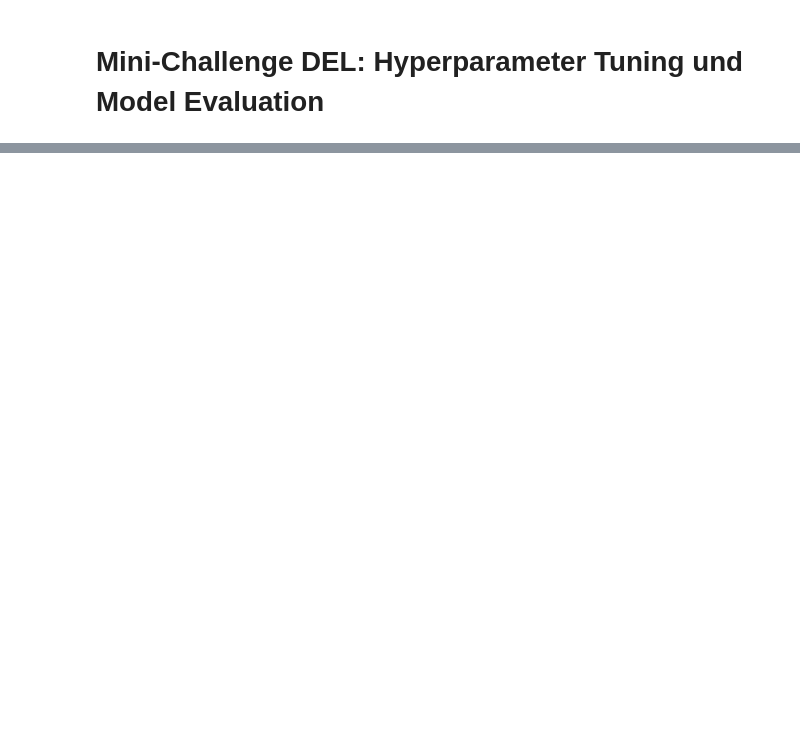
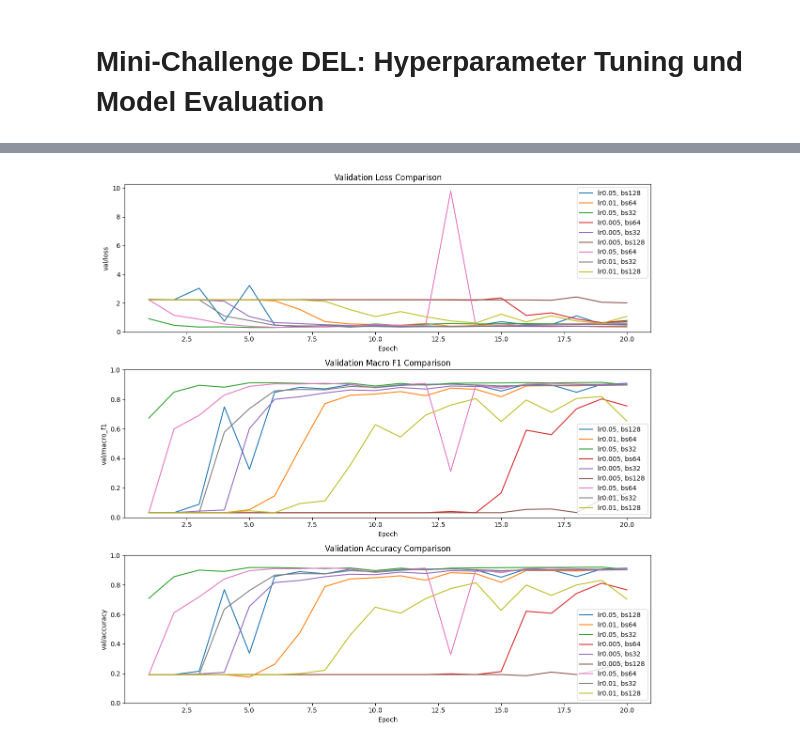
Before and after one commit to HorusXIV/DEL, a Jupyter notebook: notebooks/del_report.ipynb, the cells around one changed output, grey strips where cells are left out. Saved outputs shown, nothing was run; the diff lists cells and outputs as text; code cells hidden in the pictures; blank space fills up the shorter version.

```diff
--- a/notebooks/del_report.ipynb
+++ b/notebooks/del_report.ipynb
@@ -339,7 +386,7 @@ Es wird ein kleiner manueller Grid getestet (kein Bayes, kein AutoML).
 # %%
 learning_rates = [5e-2, 1e-2, 5e-3]
 batch_sizes = [32, 64, 128]
-tuning_epochs = 20
+tuning_epochs =  30
 
 tuning_runs = []
 histories = {}
@@ -413,27 +509,36 @@ tuning_result_df.head()
 # %%
-run_id
-
 def plot_comparison(ax, metric_key):
     for run_id	in tuning_result_df["run_id"].unique():
 
         values = tuning_result_df.loc[tuning_result_df["run_id"] == run_id, metric_key]
         epochs = tuning_result_df.loc[tuning_result_df["run_id"] == run_id, "_step"]
 
         # Plot on the specific axis passed to the function
         ax.plot(epochs, values, label=f"{tuning_result_df.loc[tuning_result_df['run_id'] == run_id, 'learning_rate'].iloc[0]}, {tuning_result_df.loc[tuning_result_df['run_id'] == run_id, 'batch_size'].iloc[0]}")
 
     ax.set_xlabel("Epoch")
     ax.set_ylabel(metric_key)
     ax.legend()
 
 # 2. Create the layout first
-fig, axes = plt.subplots(2,1, figsize=(12, 8))
+fig, axes = plt.subplots(3,1, figsize=(12, 12))
 
 # 3. Pass the specific subplot (axes[0] or axes[1]) to the function
 plot_comparison(axes[0], "val/loss")
 plot_comparison(axes[1], "val/macro_f1")
+plot_comparison(axes[2], "val/accuracy")
+axes[0].set_title("Validation Loss Comparison")
+axes[1].set_title("Validation Macro F1 Comparison")
+axes[2].set_title("Validation Accuracy Comparison")
+axes[0].set_ylim(0, None)  # Loss sollte positiv sein
+axes[1].set_ylim(0, 1)     # F1-Score liegt zwischen 0 und 1
+axes[2].set_ylim(0, 1)     # Accuracy liegt zwischen 0 und 1
+
+
 
 plt.tight_layout()
 plt.show()
+# %% [output]
+[figure, added]
 # %% [markdown]
 Theorie:
```
Also changed, not shown: parts of 34 cells of this notebook, 1 other file.
